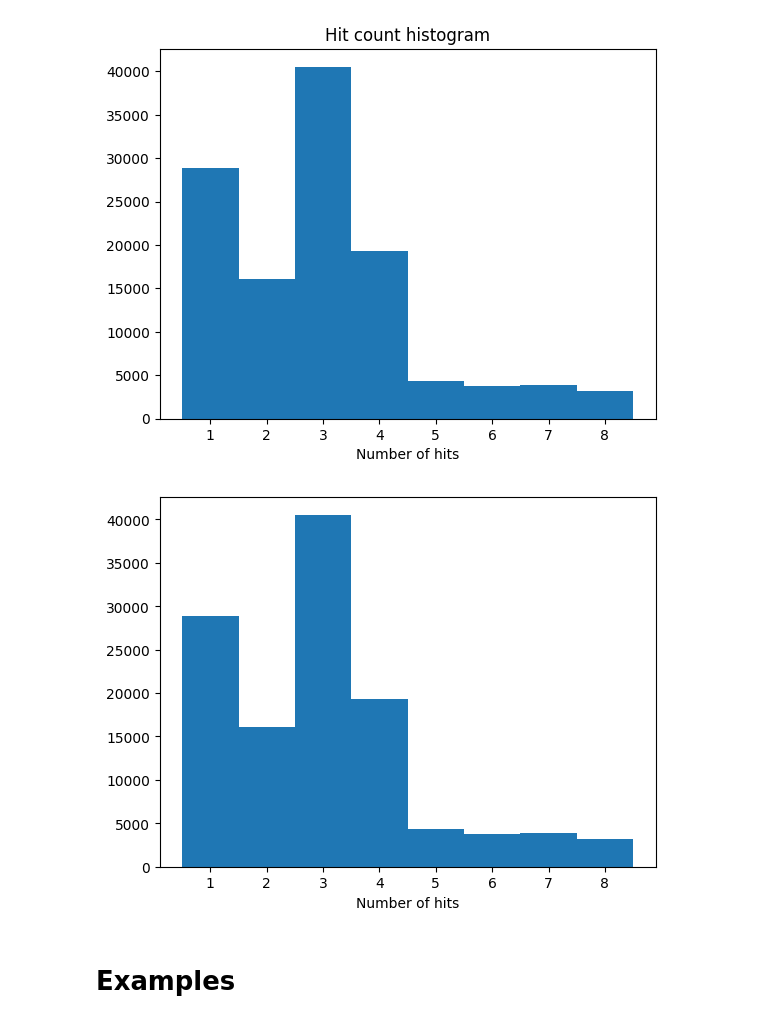
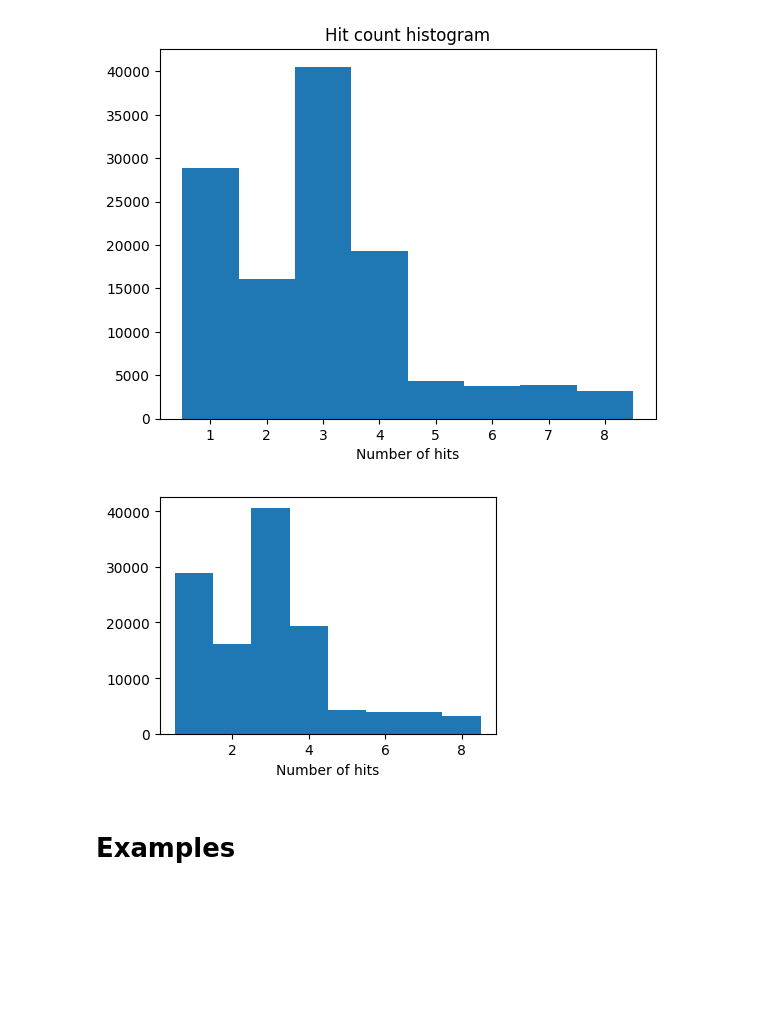
Before and after one commit to MatiXOfficial/pps-timing-ml, a Jupyter notebook: notebooks/dataset/convert_input.ipynb, the cells around one changed output. Cells and saved outputs as stored; diff of their text form; code cells hidden in the pictures; blank space fills up the shorter version.

```diff
--- a/notebooks/dataset/convert_input.ipynb
+++ b/notebooks/dataset/convert_input.ipynb
@@ -110,15 +110,17 @@ plt.show()
 # %%
 def plot_hit_count_histogram(dataset, title='Hit count histogram'):
     hit_count_histogram = [event_data.get_hit_count() for event_data in dataset.values()]
 
     plt.hist(hit_count_histogram, bins=range(1, 8 + 2), align='left')
     plt.xlabel('Number of hits')
 
+plt.figure(figsize=(4.2, 3.1))
 plot_hit_count_histogram(original_dataset)
+plt.tight_layout()
 save_plt(IMAGES_DIR + f"hit_count.pdf")
 plt.show()
 # %% [output]
-[figure, old version]
+[figure, new version]
 # %% [markdown]
 # Examples
 # %%
```
Also changed, not shown: 3 other files.
